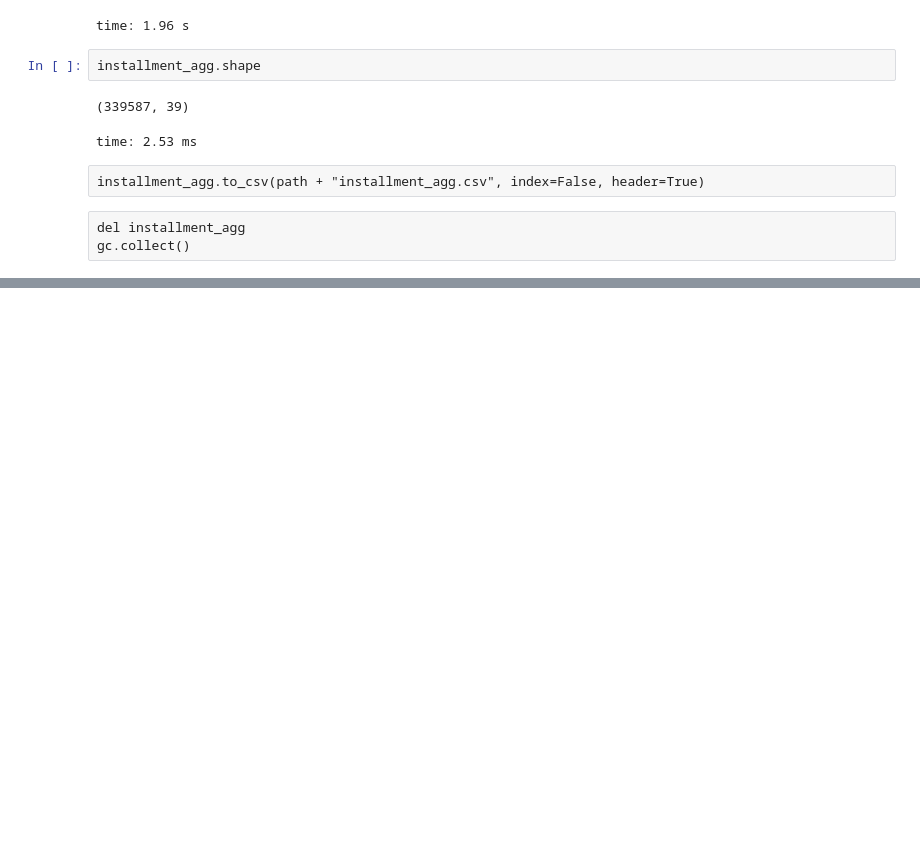
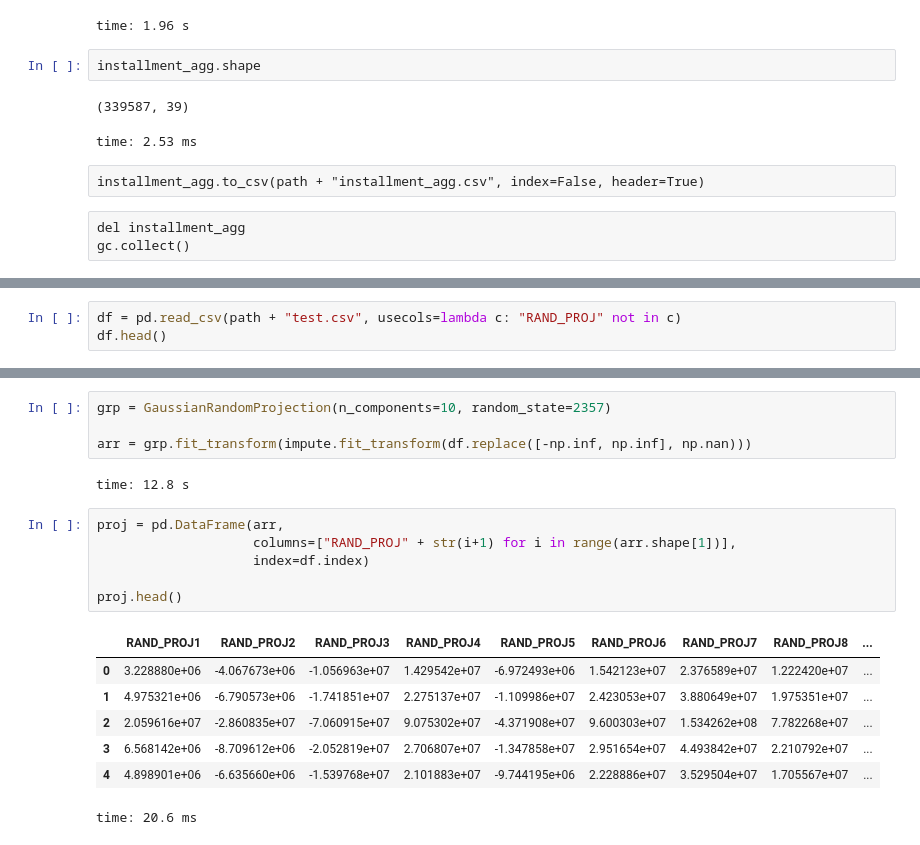
Before and after one commit to StephanKalika/home_credit_default, a Jupyter notebook: feature_transformation.ipynb, the cells around one changed output, grey strips where cells are left out. Cells and saved outputs as stored; diff of their text form; blank space fills up the shorter version.

```diff
--- a/feature_transformation.ipynb
+++ b/feature_transformation.ipynb
@@ -1011,0 +1097,3 @@ gc.collect()
+# %%
+df = pd.read_csv(path + "test.csv", usecols=lambda c: "RAND_PROJ" not in c)
+df.head()
@@ -1011,0 +1119,20 @@ gc.collect()
+# %%
+grp = GaussianRandomProjection(n_components=10, random_state=2357)
+
+arr = grp.fit_transform(impute.fit_transform(df.replace([-np.inf, np.inf], np.nan)))
+# %% [output]
+time: 12.8 s
+# %%
+proj = pd.DataFrame(arr,
+                    columns=["RAND_PROJ" + str(i+1) for i in range(arr.shape[1])],
+                    index=df.index)
+
+proj.head()
+# %% [output]
+|  | RAND_PROJ1 | RAND_PROJ2 | RAND_PROJ3 | RAND_PROJ4 | RAND_PROJ5 | RAND_PROJ6 | RAND_PROJ7 | RAND_PROJ8 | ... |
+| 0 | 3.228880e+06 | -4.067673e+06 | -1.056963e+07 | 1.429542e+07 | -6.972493e+06 | 1.542123e+07 | 2.376589e+07 | 1.222420e+07 | ... |
+| 1 | 4.975321e+06 | -6.790573e+06 | -1.741851e+07 | 2.275137e+07 | -1.109986e+07 | 2.423053e+07 | 3.880649e+07 | 1.975351e+07 | ... |
+| 2 | 2.059616e+07 | -2.860835e+07 | -7.060915e+07 | 9.075302e+07 | -4.371908e+07 | 9.600303e+07 | 1.534262e+08 | 7.782268e+07 | ... |
+| 3 | 6.568142e+06 | -8.709612e+06 | -2.052819e+07 | 2.706807e+07 | -1.347858e+07 | 2.951654e+07 | 4.493842e+07 | 2.210792e+07 | ... |
+| 4 | 4.898901e+06 | -6.635660e+06 | -1.539768e+07 | 2.101883e+07 | -9.744195e+06 | 2.228886e+07 | 3.529504e+07 | 1.705567e+07 | ... |
+time: 20.6 ms
```
Also changed, not shown: parts of 48 cells of this notebook, 2 other files.
